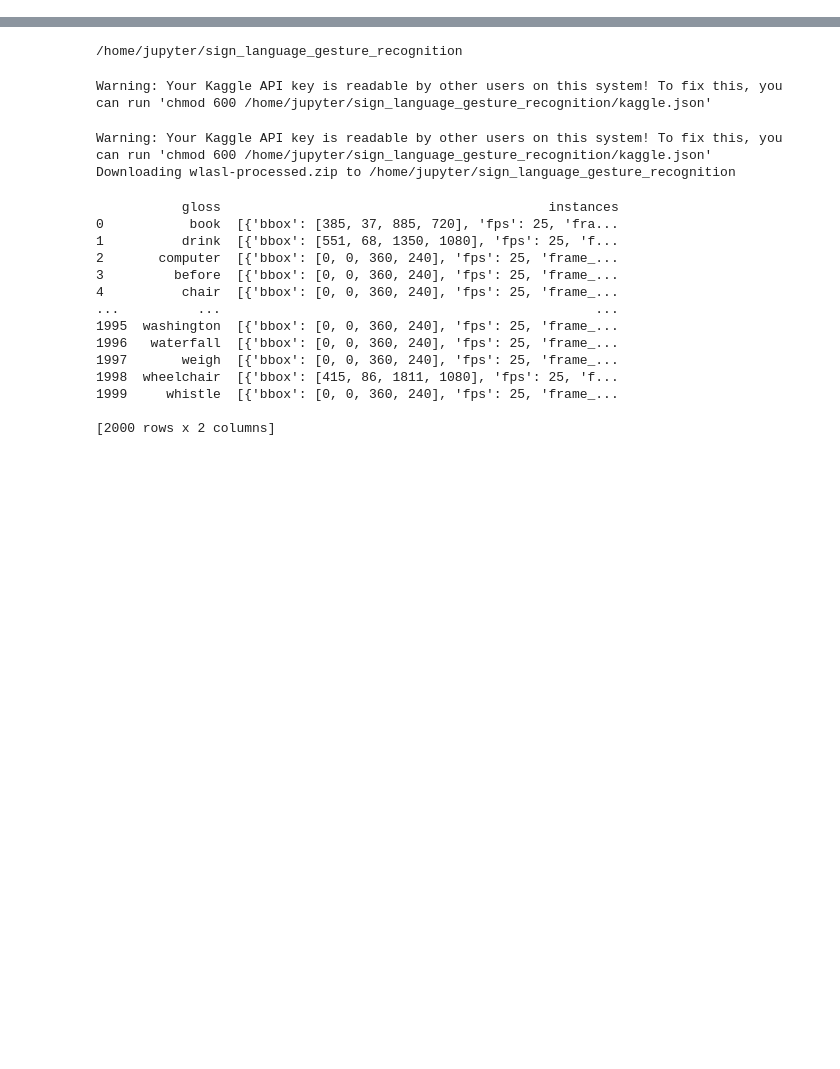
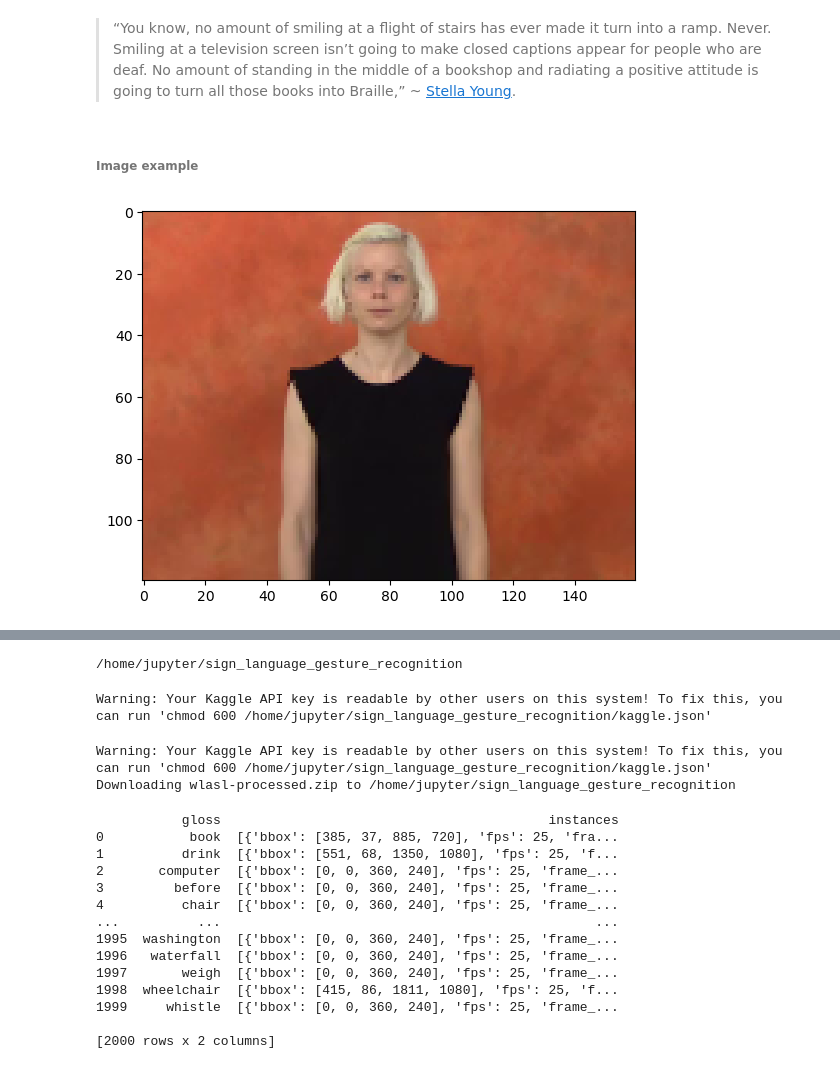
Before and after one commit to WojciechMojsiejuk/sign_language_gesture_recognition, a Jupyter notebook: asl_gesture_recognition.ipynb, the cells around one changed output, grey strips where cells are left out. Saved outputs shown, nothing was run; the diff lists cells and outputs as text; code cells hidden in the pictures; blank space fills up the shorter version.

```diff
--- a/asl_gesture_recognition.ipynb
+++ b/asl_gesture_recognition.ipynb
@@ -15,0 +6,4 @@ Note: you may need to restart the kernel to use updated packages.
+# %% [markdown]
+> “You know, no amount of smiling at a flight of stairs has ever made it turn into a ramp. Never. Smiling at a television screen isn’t going to make closed captions appear for people who are deaf. No amount of standing in the middle of a bookshop and radiating a positive attitude is going to turn all those books into Braille,” ~ [Stella Young](https://epicassist.org/the-biggest-barrier-for-people-with-disability/).
+# %% [markdown]
+###### Image example
@@ -15,0 +14,2 @@ Note: you may need to restart the kernel to use updated packages.
+# %%
+x = np.load('/home/jupyter/sign_language_gesture_recognition/selected_dataset/asl/03634.npy')
@@ -15,0 +20,6 @@ Note: you may need to restart the kernel to use updated packages.
+# %%
+block = amp.blocks.Imshow(x)
+anim = amp.Animation([block])
+anim.save_gif('asl')
+# %% [output]
+[figure, added]
```
Also changed, not shown: parts of 53 cells of this notebook, 1 other file.
